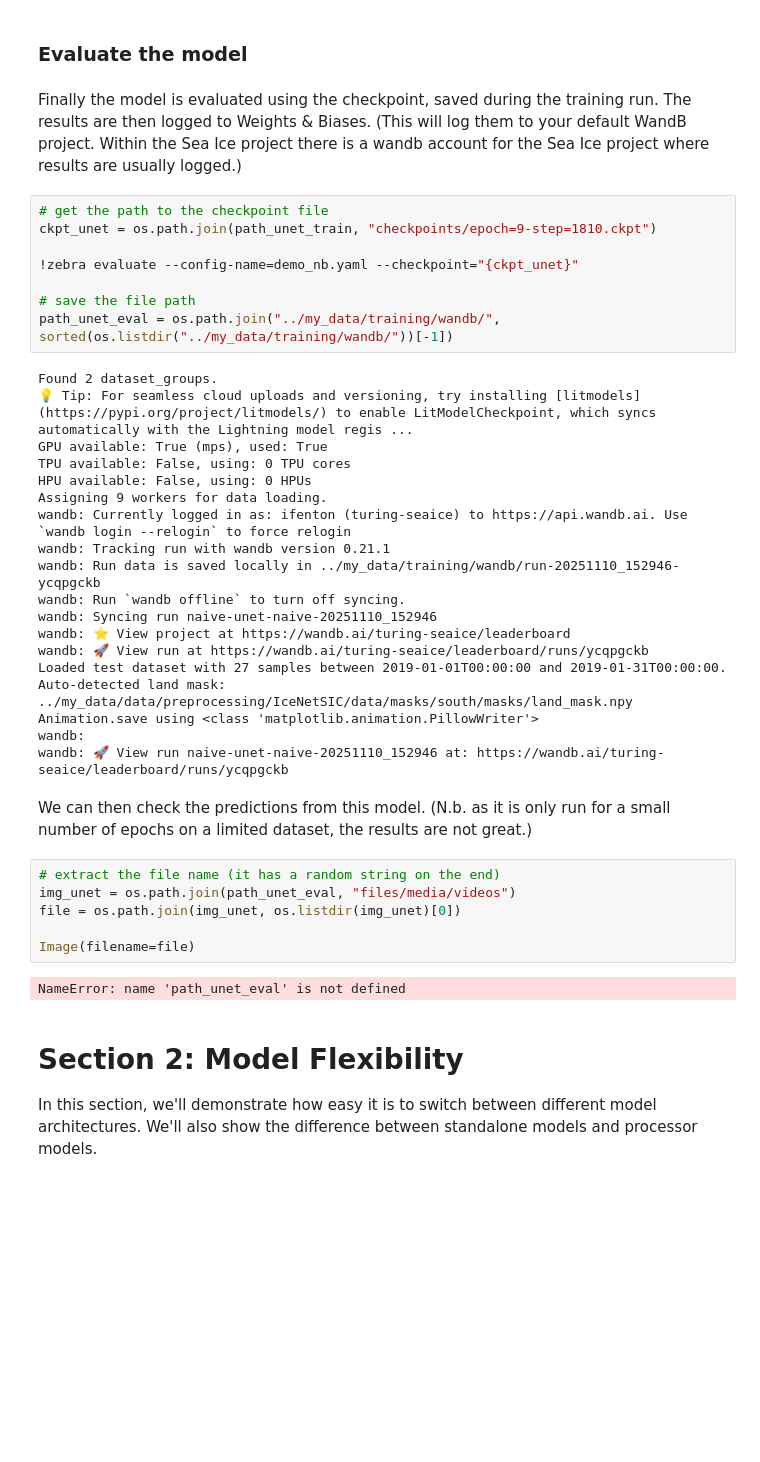
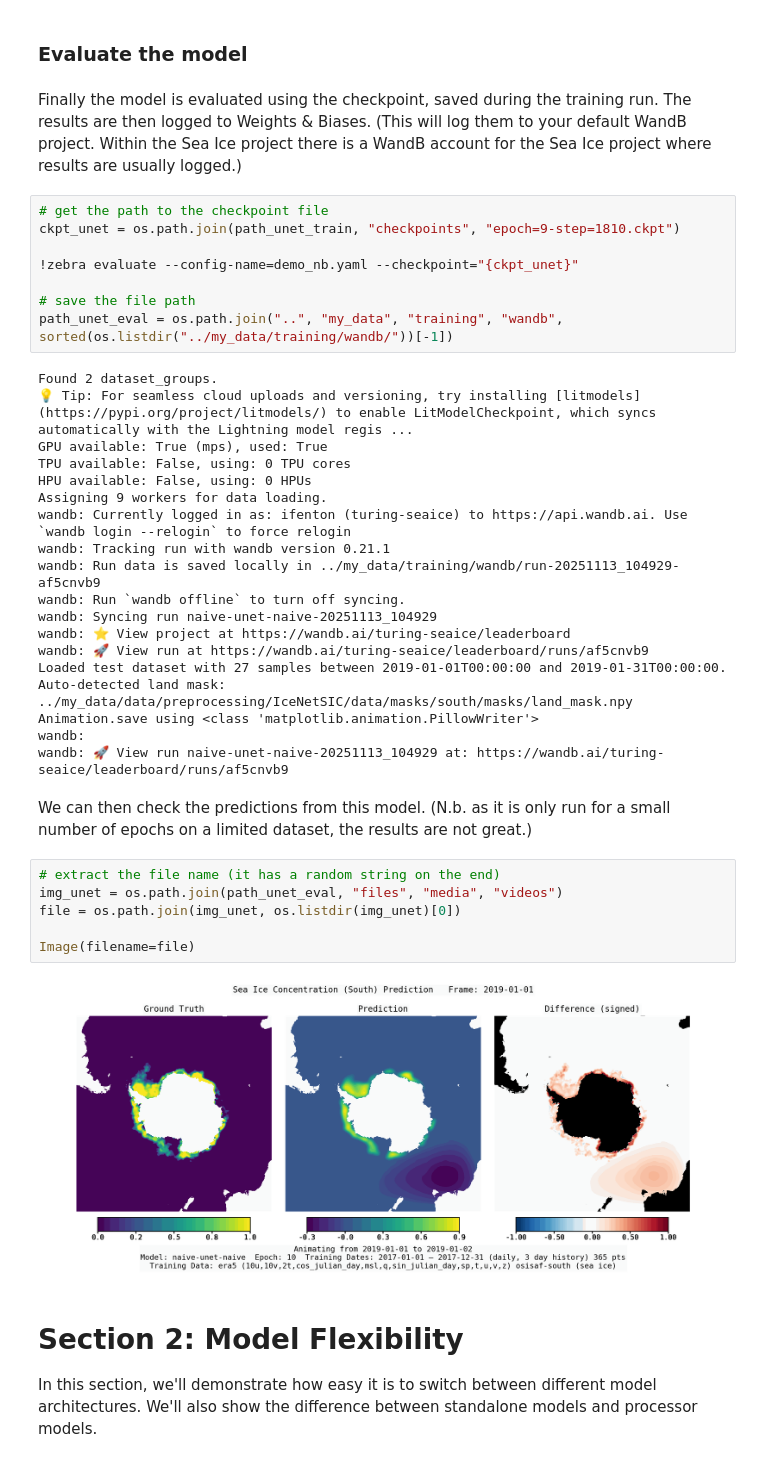
Before and after one commit to alan-turing-institute/ice-station-zebra, a Jupyter notebook: notebooks/demo_pipeline.ipynb, the cells around one changed output. Saved outputs shown, nothing was run; the diff lists cells and outputs as text; blank space fills up the shorter version.

```diff
--- a/notebooks/demo_pipeline.ipynb
+++ b/notebooks/demo_pipeline.ipynb
@@ -155,15 +151,15 @@ Loaded training dataset with 361 samples between 2017-01-01T00:00:00 and 2017-12
 # %% [markdown]
 ### Evaluate the model
 # %% [markdown]
-Finally the model is evaluated using the checkpoint, saved during the training run. The results are then logged to Weights & Biases. (This will log them to your default WandB project. Within the Sea Ice project there is a wandb account for the Sea Ice project where results are usually logged.)
+Finally the model is evaluated using the checkpoint, saved during the training run. The results are then logged to Weights & Biases. (This will log them to your default WandB project. Within the Sea Ice project there is a WandB account for the Sea Ice project where results are usually logged.)
 # %%
 # get the path to the checkpoint file
-ckpt_unet = os.path.join(path_unet_train, "checkpoints/epoch=9-step=1810.ckpt")
+ckpt_unet = os.path.join(path_unet_train, "checkpoints", "epoch=9-step=1810.ckpt")
 
 !zebra evaluate --config-name=demo_nb.yaml --checkpoint="{ckpt_unet}"
 
 # save the file path
-path_unet_eval = os.path.join("../my_data/training/wandb/", sorted(os.listdir("../my_data/training/wandb/"))[-1])
+path_unet_eval = os.path.join("..", "my_data", "training", "wandb", sorted(os.listdir("../my_data/training/wandb/"))[-1])
 # %% [output]
 Found 2 dataset_groups.
 💡 Tip: For seamless cloud uploads and versioning, try installing [litmodels](https://pypi.org/project/litmodels/) to enable LitModelCheckpoint, which syncs automatically with the Lightning model regis ...
@@ -173,26 +169,26 @@ HPU available: False, using: 0 HPUs
 Assigning 9 workers for data loading.
 wandb: Currently logged in as: ifenton (turing-seaice) to https://api.wandb.ai. Use `wandb login --relogin` to force relogin
 wandb: Tracking run with wandb version 0.21.1
-wandb: Run data is saved locally in ../my_data/training/wandb/run-20251110_152946-ycqpgckb
+wandb: Run data is saved locally in ../my_data/training/wandb/run-20251113_104929-af5cnvb9
 wandb: Run `wandb offline` to turn off syncing.
-wandb: Syncing run naive-unet-naive-20251110_152946
+wandb: Syncing run naive-unet-naive-20251113_104929
 wandb: ⭐️ View project at https://wandb.ai/turing-seaice/leaderboard
-wandb: 🚀 View run at https://wandb.ai/turing-seaice/leaderboard/runs/ycqpgckb
+wandb: 🚀 View run at https://wandb.ai/turing-seaice/leaderboard/runs/af5cnvb9
 Loaded test dataset with 27 samples between 2019-01-01T00:00:00 and 2019-01-31T00:00:00.
 Auto-detected land mask: ../my_data/data/preprocessing/IceNetSIC/data/masks/south/masks/land_mask.npy
 Animation.save using <class 'matplotlib.animation.PillowWriter'>
 wandb:
-wandb: 🚀 View run naive-unet-naive-20251110_152946 at: https://wandb.ai/turing-seaice/leaderboard/runs/ycqpgckb
+wandb: 🚀 View run naive-unet-naive-20251113_104929 at: https://wandb.ai/turing-seaice/leaderboard/runs/af5cnvb9
 # %% [markdown]
 We can then check the predictions from this model. (N.b. as it is only run for a small number of epochs on a limited dataset, the results are not great.)
 # %%
 # extract the file name (it has a random string on the end)
-img_unet = os.path.join(path_unet_eval, "files/media/videos")
+img_unet = os.path.join(path_unet_eval, "files", "media", "videos")
 file = os.path.join(img_unet, os.listdir(img_unet)[0])
 
 Image(filename=file)
 # %% [output]
-NameError: name 'path_unet_eval' is not defined
+[figure, added]
 # %% [markdown]
 # Section 2: Model Flexibility
 
```
Also changed, not shown: parts of 25 cells of this notebook.
